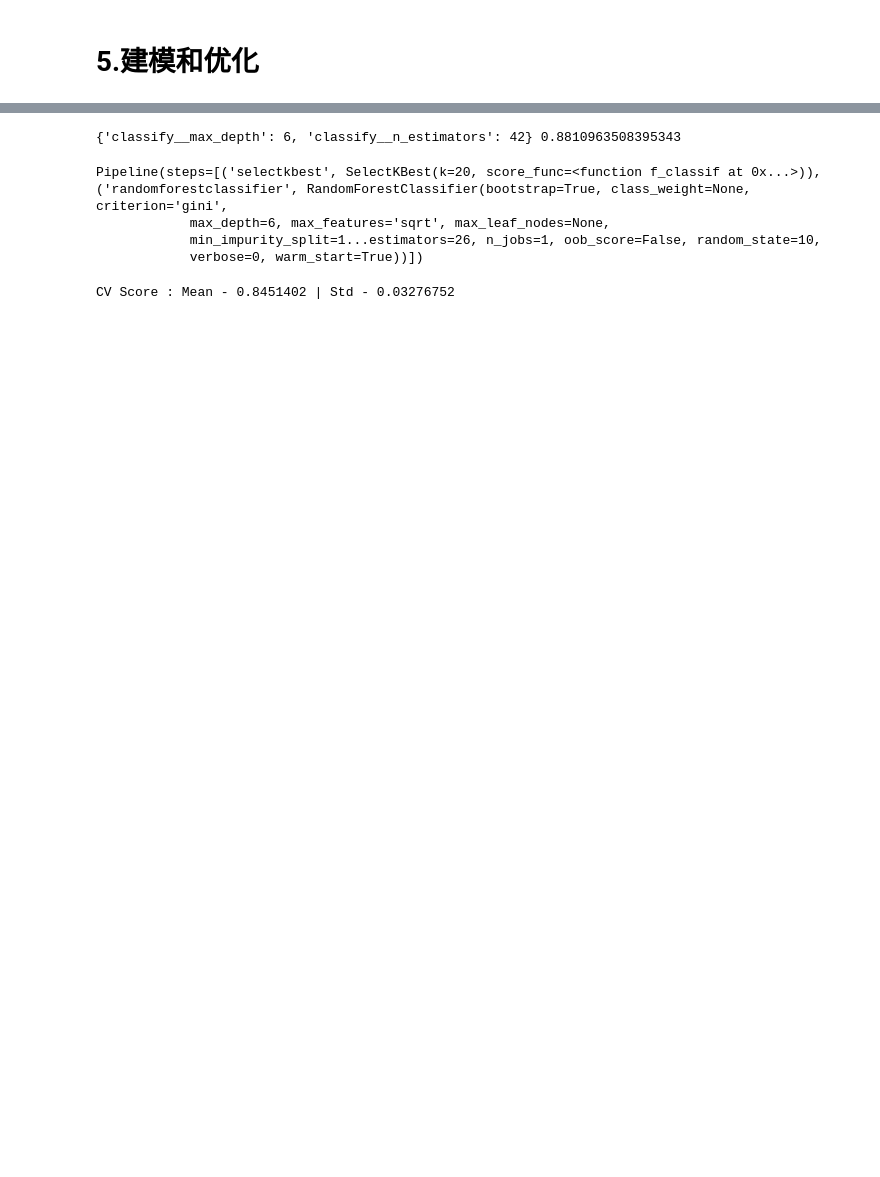
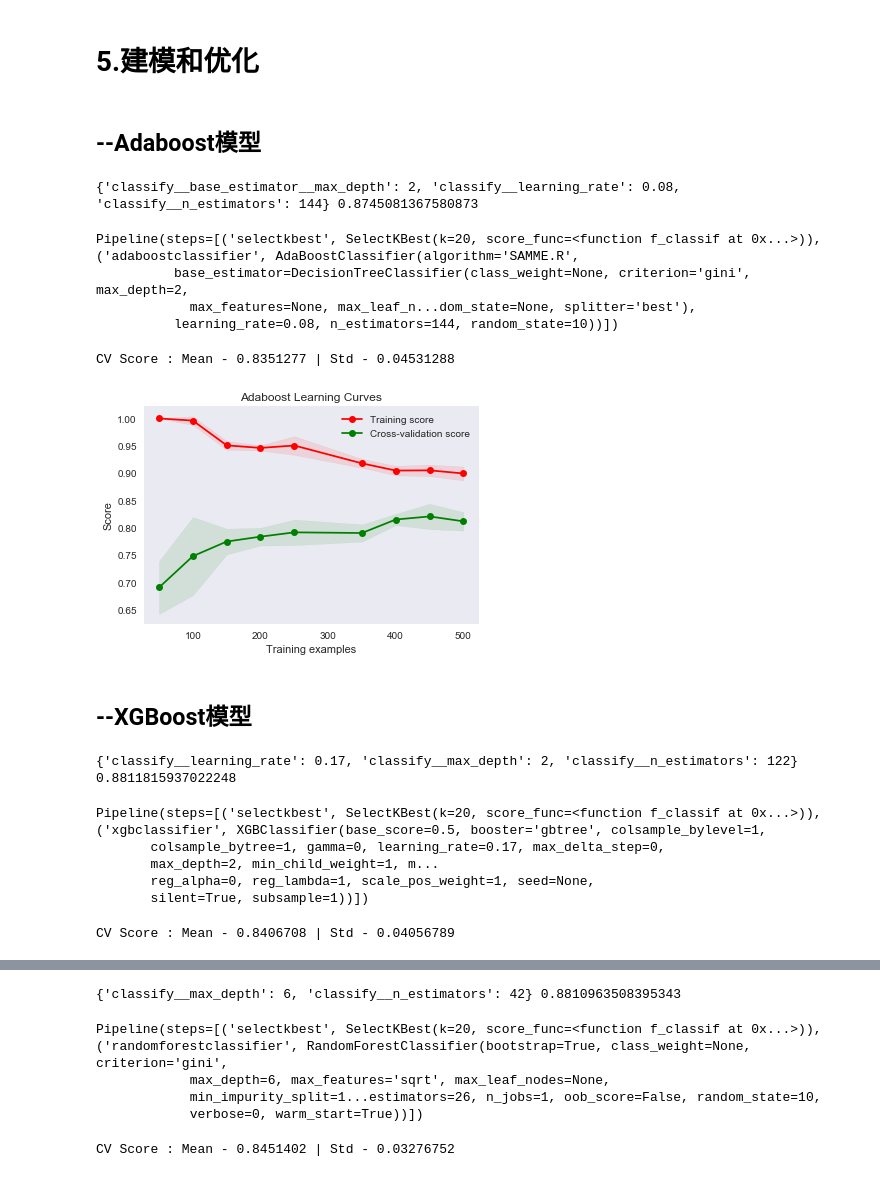
Before and after one commit to zqb1992/kaggle, a Jupyter notebook: competitions/getting-started/Titanic/code/Titanic_pipe.ipynb, the cells around one changed output, grey strips where cells are left out. Saved outputs shown, nothing was run; the diff lists cells and outputs as text; code cells hidden in the pictures; blank space fills up the shorter version.

```diff
--- a/competitions/getting-started/Titanic/code/Titanic_pipe.ipynb
+++ b/competitions/getting-started/Titanic/code/Titanic_pipe.ipynb
@@ -280,0 +346,42 @@ y = train.as_matrix()[:,0]
+# %% [markdown]
+## --Adaboost模型
+# %%
+from sklearn.tree import DecisionTreeClassifier
+
+#参数优化,使用管道机制找Adaboost最优参数
+pipe=Pipeline([('select',SelectKBest(k=20)),
+               ('classify', AdaBoostClassifier(DecisionTreeClassifier(),random_state=10))])
+
+param_test ={'classify__base_estimator__max_depth':range(2,7,1),
+            'classify__learning_rate':np.arange(0.01,0.2,0.01),
+            'classify__n_estimators':range(50,200,2)}
+
+gsearch = GridSearchCV(estimator = pipe, param_grid = param_test, scoring='roc_auc', cv=10)
+gsearch.fit(X,y)
+print(gsearch.best_params_, gsearch.best_score_)
+# %% [output]
+{'classify__base_estimator__max_depth': 2, 'classify__learning_rate': 0.08, 'classify__n_estimators': 144} 0.8745081367580873
+# %%
+#训练模型
+select = SelectKBest(k = 20)
+clf = AdaBoostClassifier(DecisionTreeClassifier(max_depth=2),learning_rate=0.08,n_estimators=144,random_state=10)
+pipeline = make_pipeline(select, clf)
+pipeline.fit(X, y)
+# %% [output]
+Pipeline(steps=[('selectkbest', SelectKBest(k=20, score_func=<function f_classif at 0x...>)), ('adaboostclassifier', AdaBoostClassifier(algorithm='SAMME.R',
+          base_estimator=DecisionTreeClassifier(class_weight=None, criterion='gini', max_depth=2,
+            max_features=None, max_leaf_n...dom_state=None, splitter='best'),
+          learning_rate=0.08, n_estimators=144, random_state=10))])
+# %%
+#交叉验证
+cv_score = cross_val_score(pipeline, X, y, cv= 10)
+print("CV Score : Mean - %.7g | Std - %.7g " % (np.mean(cv_score), np.std(cv_score)))
+# %% [output]
+CV Score : Mean - 0.8351277 | Std - 0.04531288
+# %%
+#模型验证
+title = "Adaboost Learning Curves"
+plot_learning_curve(pipeline, title, X,y, cv=5,  n_jobs=4, train_sizes=[50, 100, 150, 200, 250, 350, 400, 450, 500])
+plt.show()
+# %% [output]
+[figure, added]
@@ -280,0 +393,34 @@ y = train.as_matrix()[:,0]
+# %% [markdown]
+##  --XGBoost模型
+# %%
+#参数优化,使用管道机制找XGBoost最优参数
+pipe=Pipeline([('select',SelectKBest(k=20)),
+               ('classify', XGBClassifier(silent=True, objective='binary:logistic'))])
+
+param_test ={'classify__max_depth':range(2,7,1),
+            'classify__learning_rate':np.arange(0.01,0.2,0.01),
+            'classify__n_estimators':range(100,200,2)}
+
+gsearch = GridSearchCV(estimator = pipe, param_grid = param_test, scoring='roc_auc', cv=10)
+gsearch.fit(X,y)
+print(gsearch.best_params_, gsearch.best_score_)
+# %% [output]
+{'classify__learning_rate': 0.17, 'classify__max_depth': 2, 'classify__n_estimators': 122} 0.8811815937022248
+# %%
+#训练模型
+select = SelectKBest(k = 20)
+clf = XGBClassifier(learning_rate=0.17,max_depth=2,n_estimators=122,silent=True, objective='binary:logistic')
+pipeline = make_pipeline(select, clf)
+pipeline.fit(X, y)
+# %% [output]
+Pipeline(steps=[('selectkbest', SelectKBest(k=20, score_func=<function f_classif at 0x...>)), ('xgbclassifier', XGBClassifier(base_score=0.5, booster='gbtree', colsample_bylevel=1,
+       colsample_bytree=1, gamma=0, learning_rate=0.17, max_delta_step=0,
+       max_depth=2, min_child_weight=1, m...
+       reg_alpha=0, reg_lambda=1, scale_pos_weight=1, seed=None,
+       silent=True, subsample=1))])
+# %%
+#交叉验证
+cv_score = cross_val_score(pipeline, X, y, cv= 10)
+print("CV Score : Mean - %.7g | Std - %.7g " % (np.mean(cv_score), np.std(cv_score)))
+# %% [output]
+CV Score : Mean - 0.8406708 | Std - 0.04056789
```
Also changed, not shown: parts of 14 cells of this notebook.
